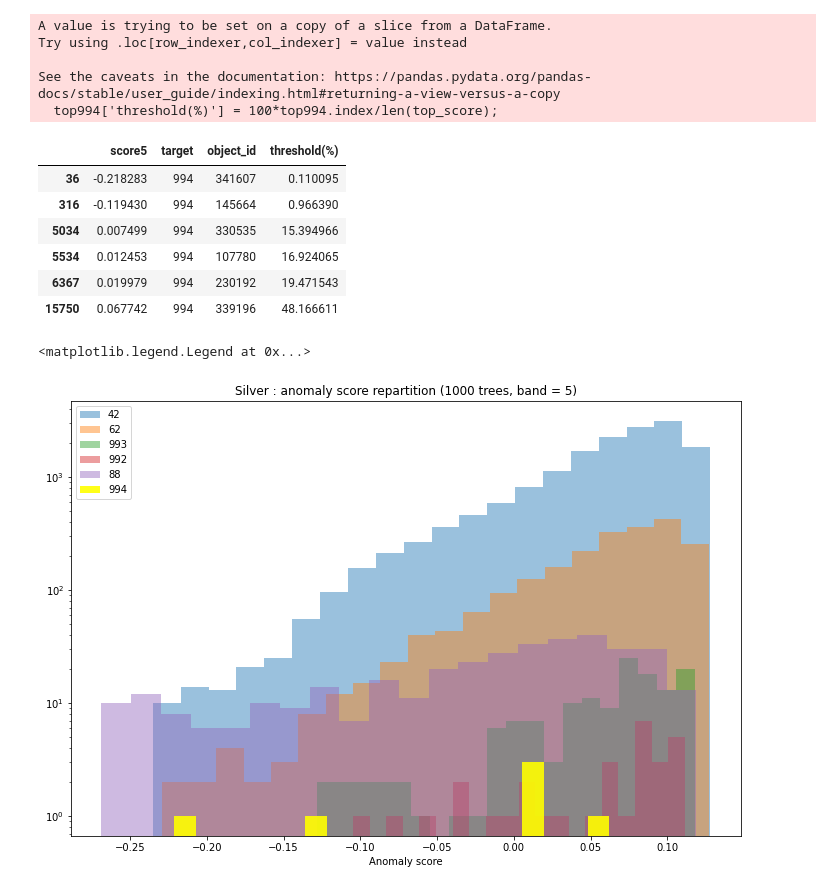
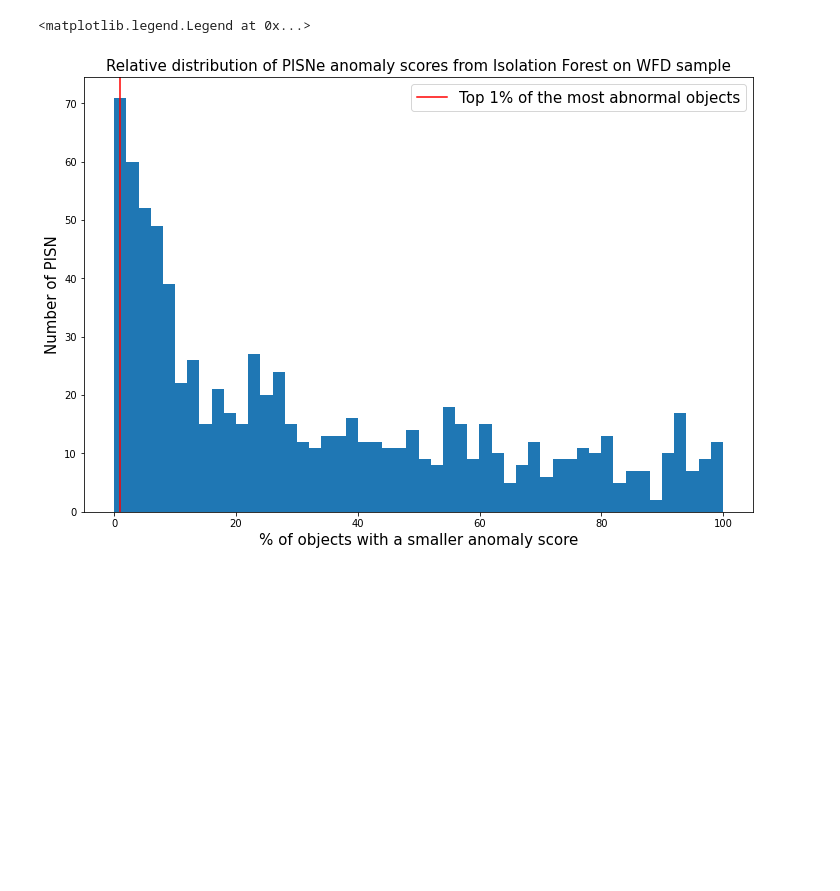
Before and after one commit to erusseil/PISN-classification, a Jupyter notebook: MachineLearning/Isolation forest.ipynb, the cells around one changed output. Cells and saved outputs as stored; diff of their text form; code cells hidden in the pictures; blank space fills up the shorter version.

```diff
--- a/MachineLearning/Isolation forest.ipynb
+++ b/MachineLearning/Isolation forest.ipynb
@@ -45,0 +72,29 @@ table_iso
+# %%
+top_percent = 1
+
+plt.figure(figsize = (12,8))
+plt.yscale("log")
+
+
+plt.title('Anomaly score repartition (%s trees)'%nb_trees,fontsize = 16)
+for i in targetofinterest:
+    nbre_conta = len(top_score.loc[(top_score['threshold(%)']<=top_percent)&(top_score['target']==i)])
+    nbre_onepercent = len(top_score[top_score['threshold(%)']<=top_percent])
+    percent_conta = round(nbre_conta*100/nbre_onepercent,2)
+    if i == target:
+        transparence = 0.9
+    else :
+        transparence = 0.45
+    plt.hist(top_score.loc[top_score['target']==i,'score'],bins=30,label = target_dict.get(i)+' ('+str(percent_conta)+'%)',alpha = transparence);
+
+nbre_conta = len(top_score.loc[(top_score['threshold(%)']<=top_percent)&(top_score['target']==target)])
+nbre_onepercent = len(top_score[top_score['threshold(%)']<=top_percent])
+percent_conta = round(nbre_conta*100/nbre_onepercent,2)
+
+
+plt.xlabel('Anomaly score',fontsize = 14)
+plt.ylabel('Number of objects',fontsize = 14)
+
+plt.axvline(x=score_top(top_percent,0),color='red',label='Top '+str(top_percent)+ '% abnormality')
+plt.legend(fontsize = 13)
+#plt.savefig("IronHalfnoAGN_hist_anomaly(100t).png")
@@ -46,40 +145,14 @@ table_iso
 # %%
-band = 5
-top_score = table_iso.loc[:,['score'+str(band),'target','object_id']].sort_values(by ='score'+str(band), ignore_index=True)
-top994 = top_score[top_score['target']==994]
-top994['threshold(%)'] = 100*top994.index/len(top_score);
-top994
+plt.figure(figsize = (12,8))
+
+plt.hist(top_score.loc[top_score['target']==target,'threshold(%)'],bins=50);#top['threshold(%)']
+
+plt.axvline(x=top_percent, ymax=100,color='red',label='Top top %s %% of the most abnormal objects'%top_percent)
+plt.xlabel('% of objects with a smaller anomaly score',fontsize = 15)
+plt.ylabel('Number of PISN',fontsize = 15)
+plt.title('Relative distribution of PISNe anomaly scores from Isolation Forest on WFD sample',fontsize = 15)
+plt.legend(fontsize=15)
+#plt.savefig("Iron_hist_PISN.png")
 # %% [output]
-A value is trying to be set on a copy of a slice from a DataFrame.
-Try using .loc[row_indexer,col_indexer] = value instead
-
-See the caveats in the documentation: https://pandas.pydata.org/pandas-docs/stable/user_guide/indexing.html#returning-a-view-versus-a-copy
-  top994['threshold(%)'] = 100*top994.index/len(top_score);
+<matplotlib.legend.Legend at 0x...>
-|  | score5 | target | object_id | threshold(%) |
-| 36 | -0.218283 | 994 | 341607 | 0.110095 |
-| 316 | -0.119430 | 994 | 145664 | 0.966390 |
-| 5034 | 0.007499 | 994 | 330535 | 15.394966 |
-| 5534 | 0.012453 | 994 | 107780 | 16.924065 |
-| 6367 | 0.019979 | 994 | 230192 | 19.471543 |
-| 15750 | 0.067742 | 994 | 339196 | 48.166611 |
+[figure, added]
-# %%
-band = 5
-
-plt.figure(figsize = (12,8))
-plt.yscale("log")
-
-
-targetofinterest = [42,62,993,992,88]
-
-
-plt.title('Silver : anomaly score repartition (1000 trees, band = %s)'%(str(band)))
-for i in targetofinterest:
-    plt.hist(top_score.loc[top_score['target']==i,'score'+str(band)],bins=20,label = i,alpha = 0.45);
-
-plt.hist(top_score.loc[top_score['target']==994,'score'+str(band)],bins=20,label = 994,alpha = 0.9,color = 'yellow');
-plt.xlabel('Anomaly score')
-plt.legend()
-#plt.savefig("Silver_hist_anomaly(1000t_5b).png")
-# %% [output]
-<matplotlib.legend.Legend at 0x...>
-[figure, removed]
```
Also changed, not shown: parts of 10 cells of this notebook.
